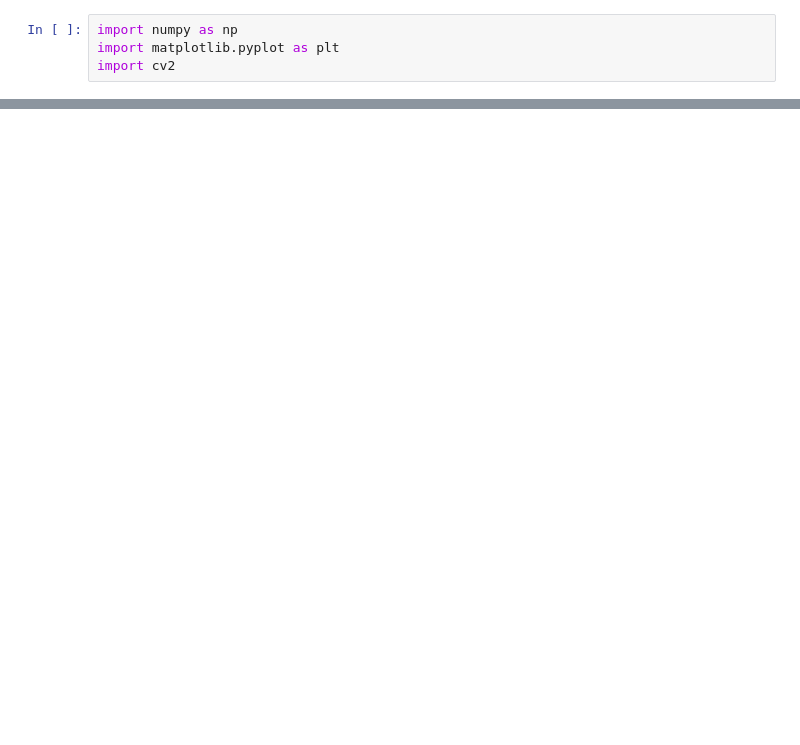
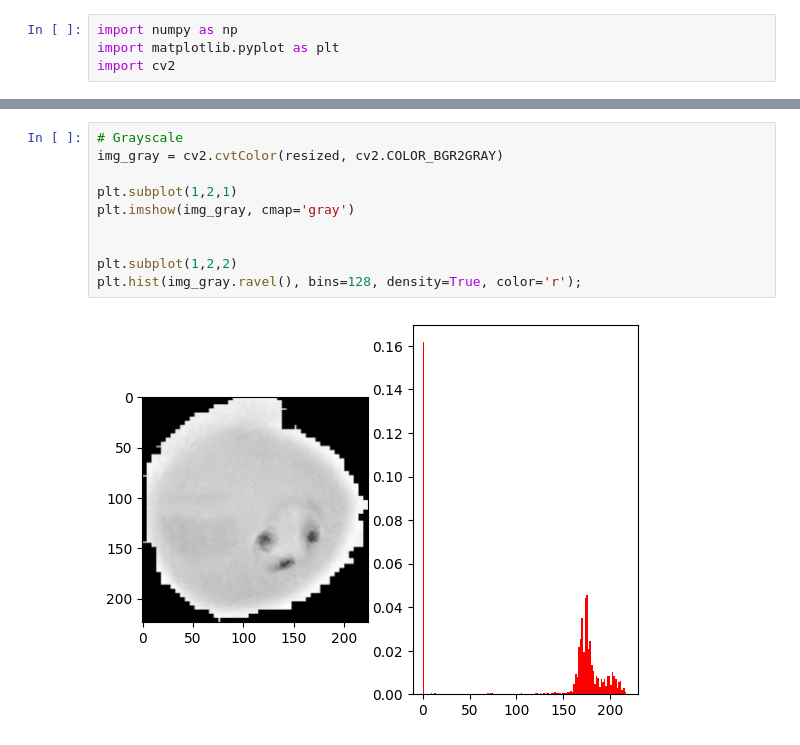
Before and after one commit to GiuuGpEEp/TerzoAnnoUni, a Jupyter notebook: FESI/Progetto/ProvaNotebook.ipynb, the cells around one changed output, grey strips where cells are left out. Saved outputs shown, nothing was run; the diff lists cells and outputs as text; blank space fills up the shorter version.

```diff
--- a/FESI/Progetto/ProvaNotebook.ipynb
+++ b/FESI/Progetto/ProvaNotebook.ipynb
@@ -22 +26,13 @@ plt.show()
+# %%
+# Grayscale
+img_gray = cv2.cvtColor(resized, cv2.COLOR_BGR2GRAY)
+
+plt.subplot(1,2,1)
+plt.imshow(img_gray, cmap='gray')
+
+
+plt.subplot(1,2,2)
+plt.hist(img_gray.ravel(), bins=128, density=True, color='r');
+# %% [output]
+[figure, added]
 # %%
```
Also changed, not shown: parts of 7 cells of this notebook.
